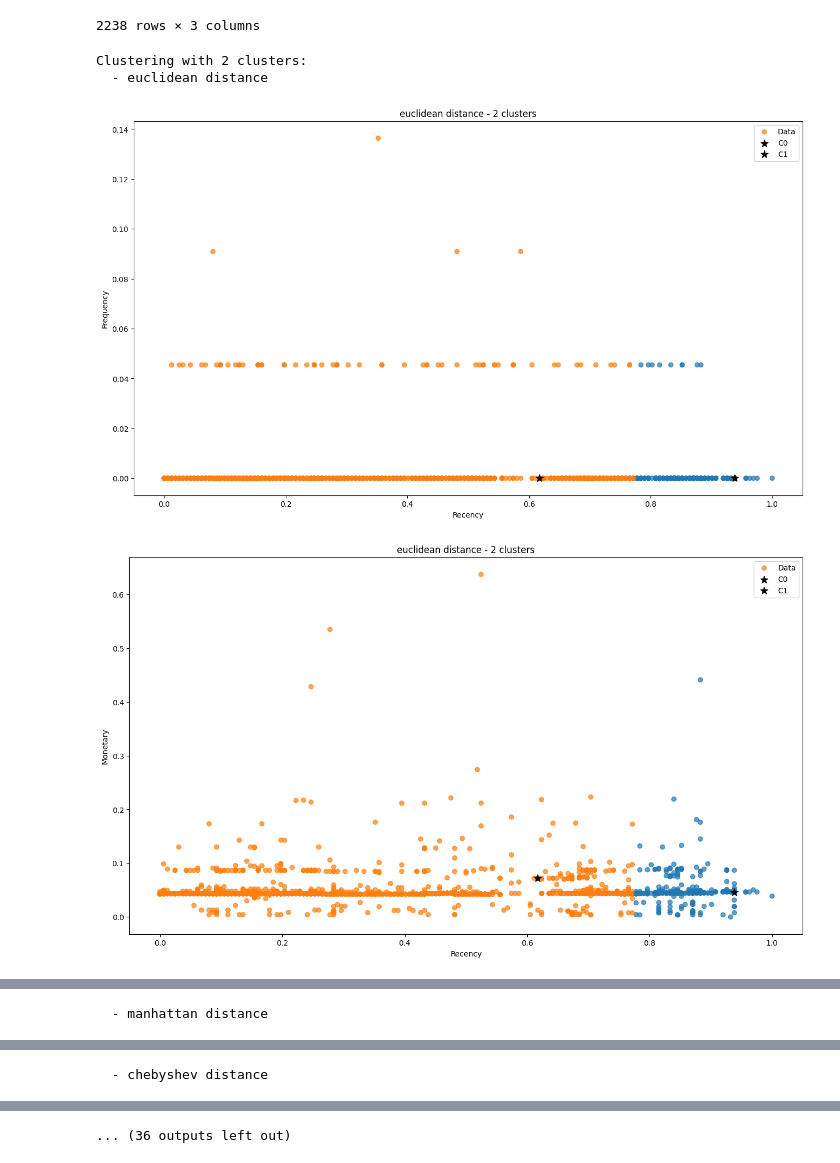
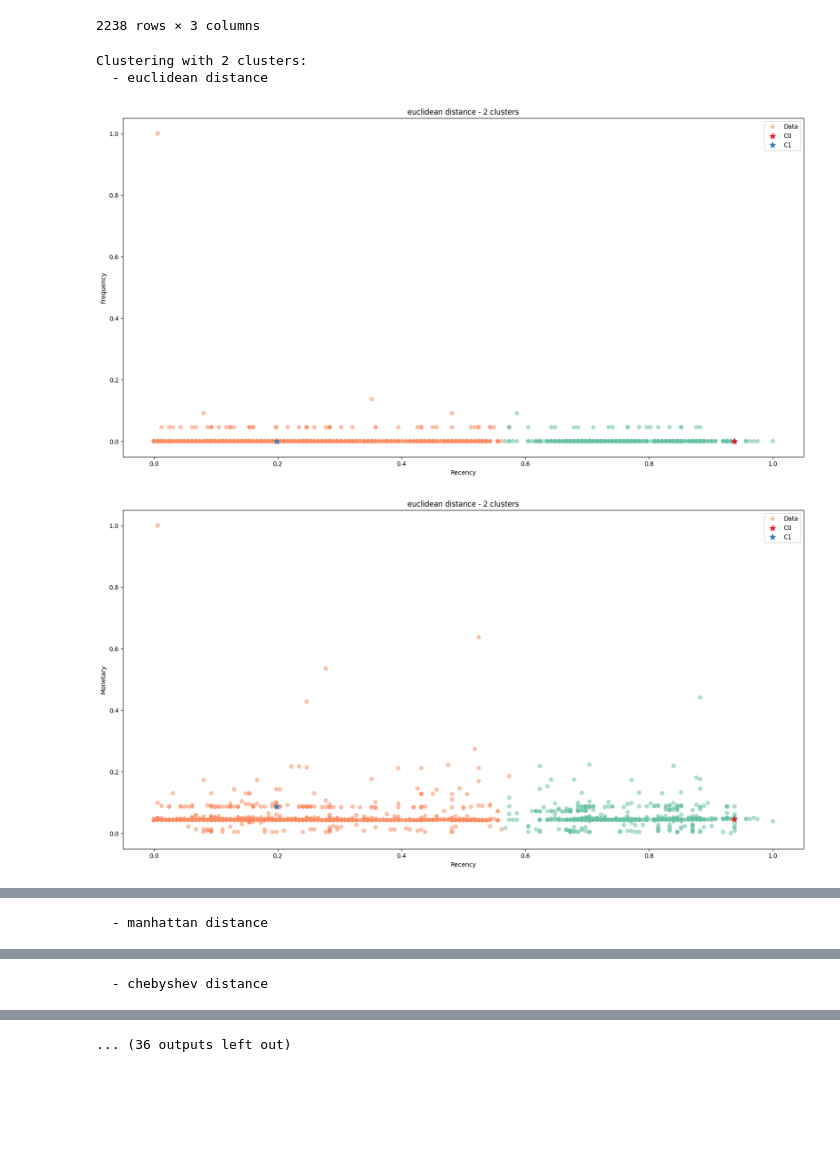
Before and after one commit to fazrigading/cluster_kmedoid, a Jupyter notebook: main.ipynb, the cells around one changed output, grey strips where cells are left out. Drawn from its saved outputs; the diff is of its cells as text; code cells hidden in the pictures; blank space fills up the shorter version.

Commit message:
revise medoid & activate outlier

```diff
--- a/main.ipynb
+++ b/main.ipynb
@@ -100,16 +100,17 @@ def plot_clusters(data, option, labels, medoids, title, size):
       medoids: A list of data points representing the medoids.
       title: The title for the plot.
   """
-  colors = plt.colormaps.get_cmap('tab10')(labels)  # Use colormap for labels
+  colors = plt.colormaps.get_cmap('Set2')(labels)  # Use colormap for labels
 
   # Plot data points with colors based on labels
   plt.figure(figsize=size)
-  plt.scatter(data[option[0]], data[option[1]], c=colors, alpha=0.7, label='Data')
+  plt.scatter(data[option[0]], data[option[1]], c=colors, alpha=0.5, label='Data')
 
   # Plot medoids with different marker
   i = 0
+  medoid_colors = plt.colormaps.get_cmap('Set1')([0, 1, 2, 3, 4])
   for medoid in medoids:
-    plt.scatter(medoid[option[2]], medoid[option[3]], marker='*', s=100, c='black', label='C{}'.format(i))
+    plt.scatter(medoid[option[2]], medoid[option[3]], marker='*', s=100, c=medoid_colors[i], label='C{}'.format(i))
     i += 1
 
   # Add labels and title
@@ -124,12 +123,13 @@ df_scaled2 = df_scaled.drop(index=1327)
 # %%
-data = df_scaled2
+data = df_scaled
 
 medoids = [
   [0.938, 0.000, 0.046],
+  [0.198, 0.000, 0.087],
   [0.617, 0.000, 0.072],
-  [0.198, 0.000, 0.087],
   [0.093, 0.000, 0.043],
-  [0.191, 0.000, 0.004]
+  [0.432, 0.000, 0.050]
+
 ]
 
 jenisFitur1 = ["Recency", "Frequency", 0, 1]
@@ -138,15 +148,14 @@ jenisFitur3 = ["Frequency", "Monetary", 1, 2]
 # %%
 for n_clusters in range(2, 6):
   print(f"Clustering with {n_clusters} clusters:")
   for distance_func in [euclidean_distance, manhattan_distance, chebyshev_distance]:
     distance_name = distance_func.__name__.replace("_", " ")
     labels = custom_kmedoids(data.copy(), medoids[:n_clusters], distance_func)
-    # print(f"  - {distance_name}: {labels}")
-    print(f"  - {distance_name}")
+    print(f"  - {distance_name}")  # print(f"  - {distance_name}: {labels}")
     for opt in [jenisFitur1, jenisFitur2, jenisFitur3]:
-      plot_clusters(data.copy(), opt, labels, medoids[:n_clusters], f"{distance_name} - {n_clusters} clusters", (16, 9))
+      plot_clusters(data.copy(), opt, labels, medoids[:n_clusters], f"{distance_name} - {n_clusters} clusters", (20, 10))
 # %% [output]
 Clustering with 2 clusters:
   - euclidean distance
-[figure, old version]
+[figure, new version]
-[figure, old version]
+[figure, new version]
```
Also changed, not shown: parts of 3 cells of this notebook.
